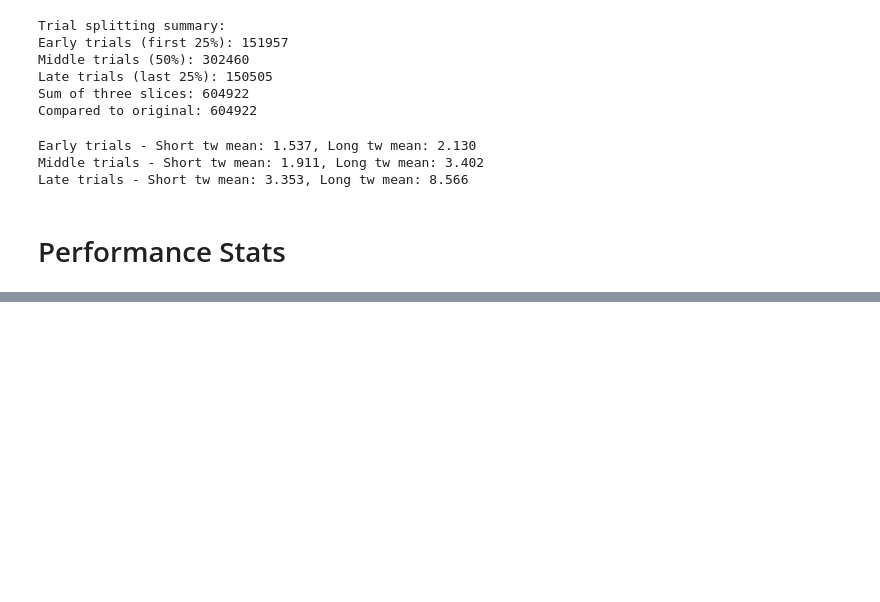
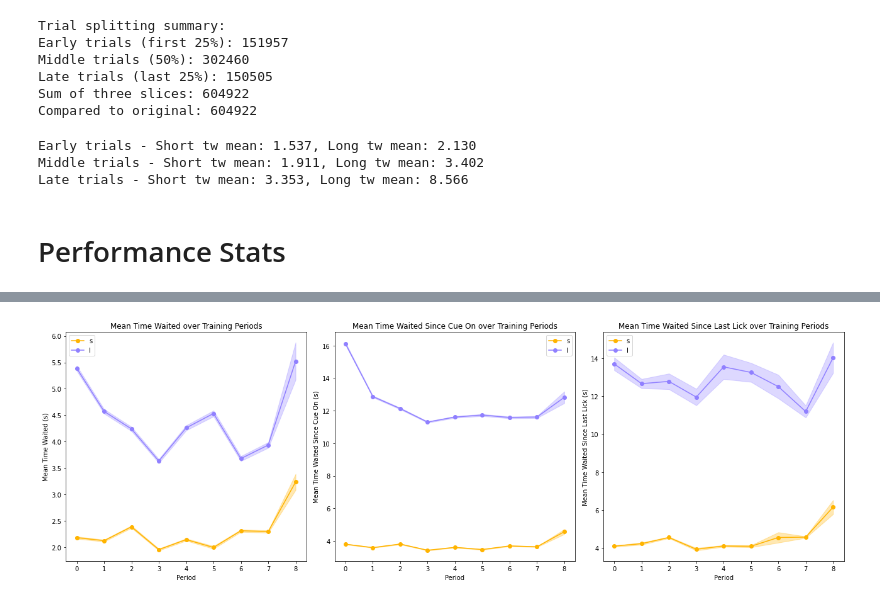
Before and after one commit to rebz444/luckycharm, a Jupyter notebook: 6_data_cleaning.ipynb, the cells around one changed output, grey strips where cells are left out. Saved outputs shown, nothing was run; the diff lists cells and outputs as text; code cells hidden in the pictures; blank space fills up the shorter version.

```diff
--- a/6_data_cleaning.ipynb
+++ b/6_data_cleaning.ipynb
@@ -914,0 +894,45 @@ plt.savefig(os.path.join(figure_folder, "trials_period_analysis_combined.png"))
+# %%
+# Three-panel plot: Time Waited metrics over training periods
+fig, axes = plt.subplots(1, 3, figsize=(18, 6))
+
+def plot_with_error(ax, data, x, y, yerr, label, color):
+    ax.plot(x, y, marker='o', label=label, color=color)
+    ax.fill_between(x, y - yerr, y + yerr, color=color, alpha=0.3)
+
+groups = ['s', 'l']
+colors = custom_palette
+
+# Left: Mean Time Waited
+stats_tw = trials_training_filtered2.groupby(['period', 'group'])['time_waited'] \
+    .agg(['mean', 'std', 'count']).reset_index()
+stats_tw['se'] = stats_tw['std'] / np.sqrt(stats_tw['count'])
+for g in groups:
+    d = stats_tw[stats_tw['group']==g]
+    plot_with_error(axes[0], d, d['period'], d['mean'], d['se'], g, colors[g])
+axes[0].set(xlabel='Period', ylabel='Mean Time Waited (s)', title='Mean Time Waited over Training Periods')
+axes[0].legend()
+
+# Middle: Mean Time Waited Since Cue On
+stats_cue = trials_training_filtered2.groupby(['period', 'group'])['time_waited_since_cue_on'] \
+    .agg(['mean', 'std', 'count']).reset_index()
+stats_cue['se'] = stats_cue['std'] / np.sqrt(stats_cue['count'])
+for g in groups:
+    d = stats_cue[stats_cue['group']==g]
+    plot_with_error(axes[1], d, d['period'], d['mean'], d['se'], g, colors[g])
+axes[1].set(xlabel='Period', ylabel='Mean Time Waited Since Cue On (s)', title='Mean Time Waited Since Cue On over Training Periods')
+axes[1].legend()
+
+# Right: Mean Time Waited Since Last Lick
+stats_lick = trials_training_filtered2.groupby(['period', 'group'])['time_waited_since_last_lick'] \
+    .agg(['mean', 'std', 'count']).reset_index()
+stats_lick['se'] = stats_lick['std'] / np.sqrt(stats_lick['count'])
+for g in groups:
+    d = stats_lick[stats_lick['group']==g]
+    plot_with_error(axes[2], d, d['period'], d['mean'], d['se'], g, colors[g])
+axes[2].set(xlabel='Period', ylabel='Mean Time Waited Since Last Lick (s)', title='Mean Time Waited Since Last Lick over Training Periods')
+axes[2].legend()
+
+plt.tight_layout()
+plt.savefig(os.path.join(figure_folder, "time_waited_metrics_by_period.png"), dpi=300, bbox_inches='tight')
+# %% [output]
+[figure, added]
```
Also changed, not shown: parts of 24 cells of this notebook, 5 other files.
